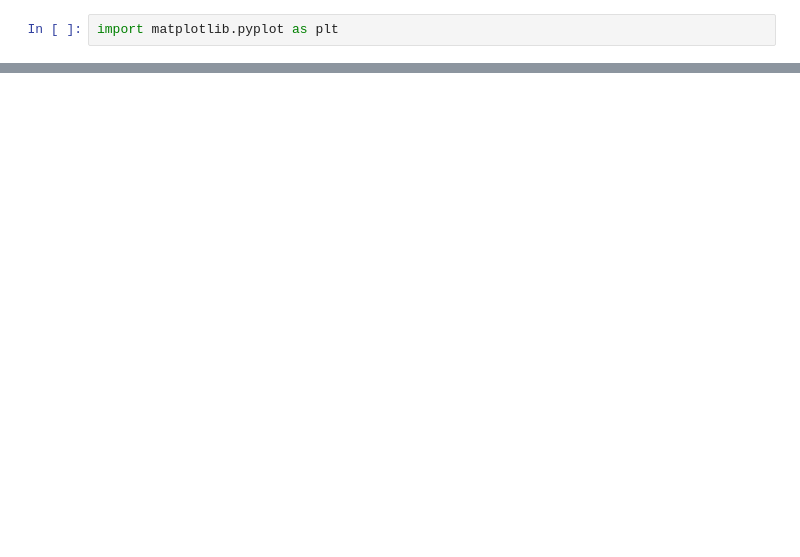
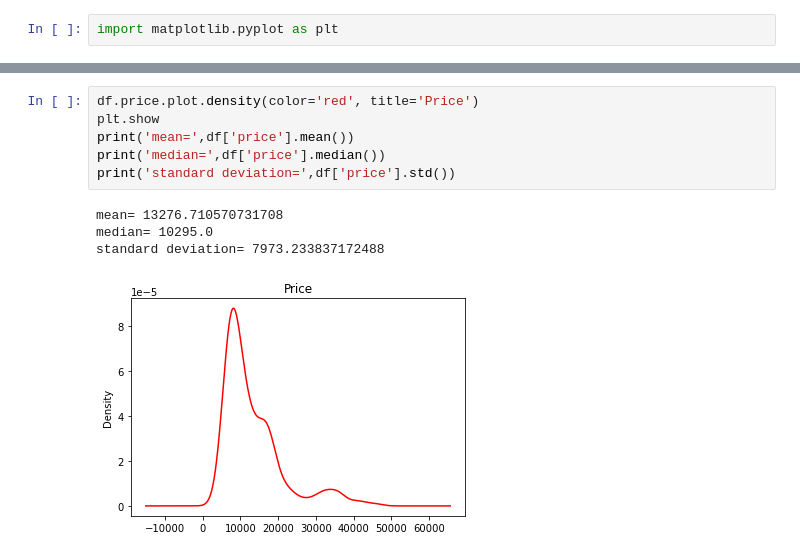
Before and after one commit to Mohebhanyauc/DSC2spring2022, a Jupyter notebook: Assignment 1 .ipynb, the cells around one changed output, grey strips where cells are left out. Drawn from its saved outputs; the diff is of its cells as text; blank space fills up the shorter version.

```diff
--- a/Assignment 1 .ipynb
+++ b/Assignment 1 .ipynb
@@ -121,0 +98,11 @@ array([[ 0,  1,  2],
+# %%
+df.price.plot.density(color='red', title='Price')
+plt.show
+print('mean=',df['price'].mean())
+print('median=',df['price'].median())
+print('standard deviation=',df['price'].std())
+# %% [output]
+mean= 13276.710570731708
+median= 10295.0
+standard deviation= 7973.233837172488
+[figure, added]
```
Also changed, not shown: parts of 79 cells of this notebook, 2 other files.
